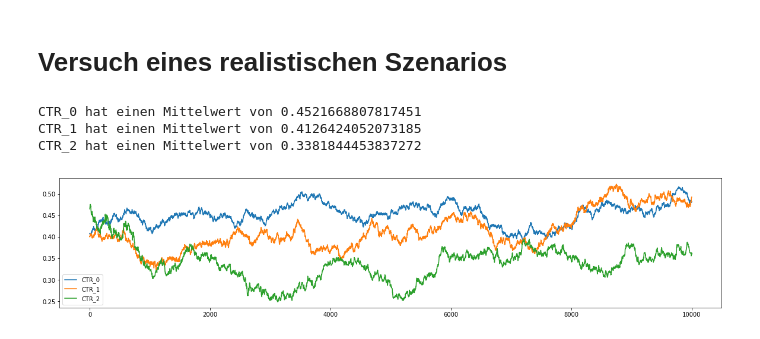
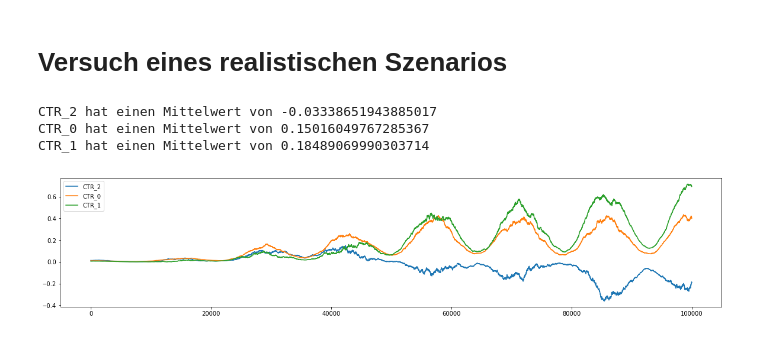
Before and after one commit to neuland/banditenlabor, a Jupyter notebook: Banditenlabor.ipynb, the cells around one changed output. Drawn from its saved outputs; the diff is of its cells as text; code cells hidden in the pictures.

```diff
--- a/Banditenlabor.ipynb
+++ b/Banditenlabor.ipynb
@@ -1021,22 +1030,22 @@ wobble hat einen Mittelwert von 0.09944448561555158
 # %%
 walk1 = FrozenRewardGenerator(RandomWalkRewardGenerator(ctrMin=0.4, ctrMax=0.5, stepSize=0.012351), horizon)
 walk2 = FrozenRewardGenerator(RandomWalkRewardGenerator(ctrMin=0.2, ctrMax=0.8, stepSize=0.00251), horizon)
 walk3 = FrozenRewardGenerator(RandomWalkRewardGenerator(ctrMin=0.4, ctrMax=0.6, stepSize=0.011825), horizon)
 
 real_ctr = [
     walk1,
     walk2,
     walk3
 ]
 
-#real_ctr = [FrozenWaveRewardGenerator(gen, horizon) for gen in real_ctr]
-#real_ctr = [FrozenWaveRewardGenerator(gen, horizon) for gen in real_ctr]
+real_ctr = [FrozenWaveRewardGenerator(gen, horizon) for gen in real_ctr]
+real_ctr = [FrozenDelayRewardGenerator(gen, horizon) for gen in real_ctr]
 plot_reward_generator(horizon, CTR_0 = real_ctr[0], CTR_1 = real_ctr[1], CTR_2=real_ctr[2])
 # %% [output]
-CTR_0 hat einen Mittelwert von 0.4521668807817451
-CTR_1 hat einen Mittelwert von 0.4126424052073185
-CTR_2 hat einen Mittelwert von 0.3381844453837272
+CTR_2 hat einen Mittelwert von -0.03338651943885017
+CTR_0 hat einen Mittelwert von 0.15016049767285367
+CTR_1 hat einen Mittelwert von 0.18489069990303714
-[figure, old version]
+[figure, new version]
 # %%
 test_and_plot(weighted_bandits, real_ctr, horizon=horizon)
 # %% [output]
```
Also changed, not shown: parts of 12 cells of this notebook.
